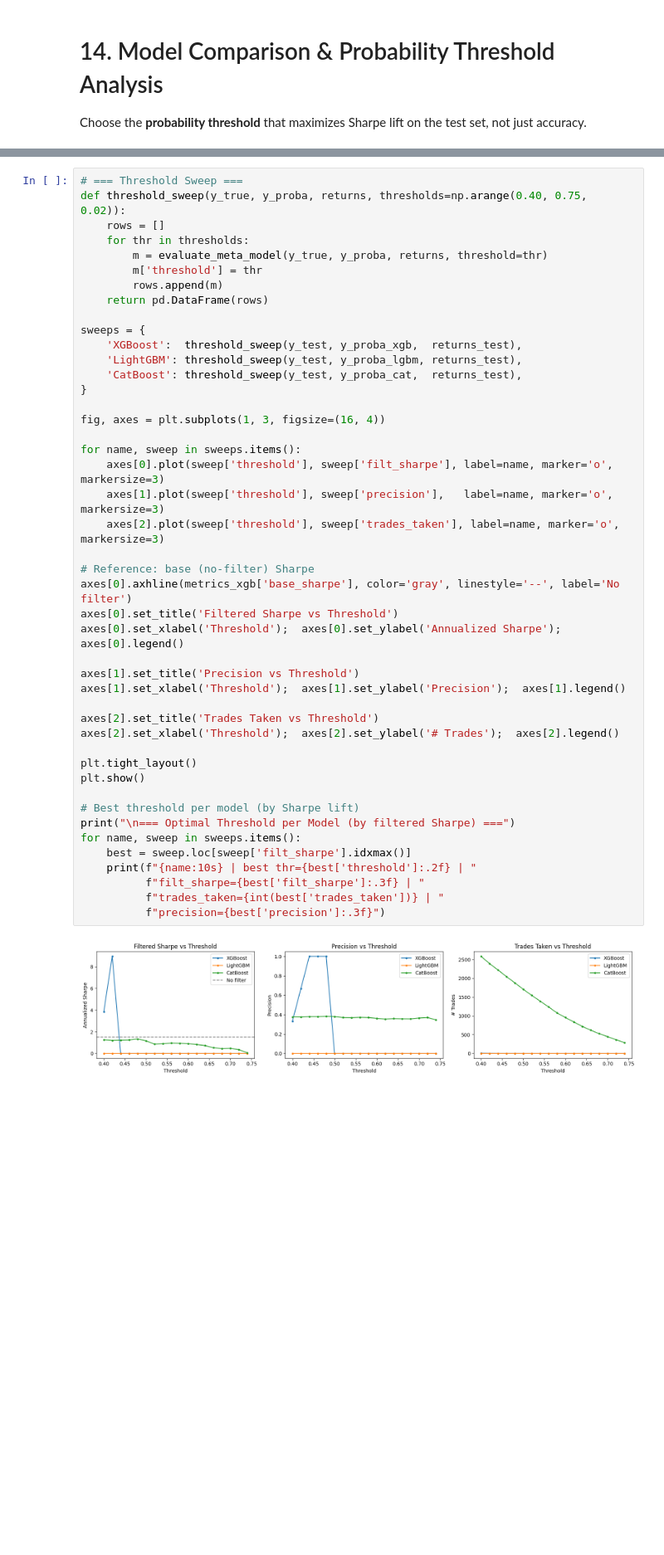
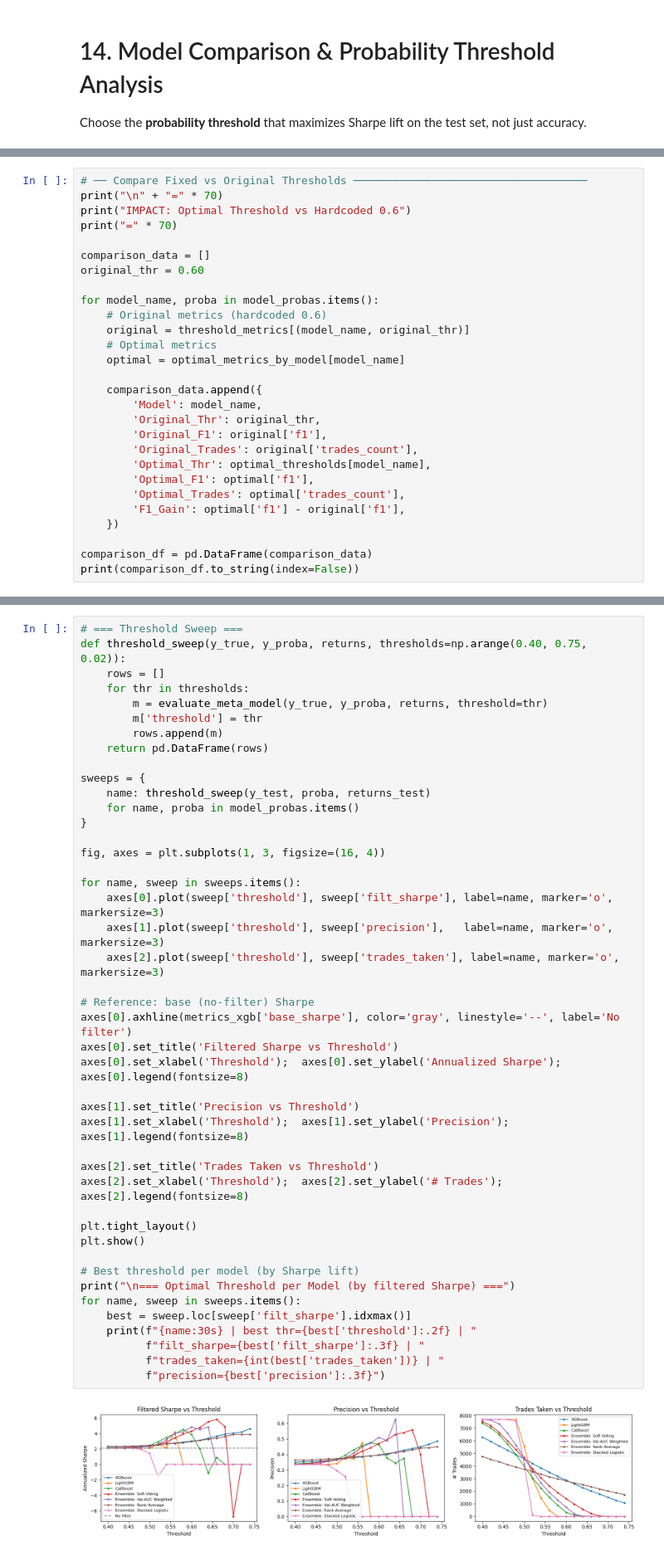
Before and after one commit to phuchuynh0909/all-in-one-portfolio, a Jupyter notebook: notebooks/train_models_001.ipynb, the cells around one changed output, grey strips where cells are left out. Shown at 83% size. Saved outputs shown, nothing was run; the diff lists cells and outputs as text; blank space fills up the shorter version.

```diff
--- a/notebooks/train_models_001.ipynb
+++ b/notebooks/train_models_001.ipynb
@@ -725,0 +1233,28 @@ CatBoost       1.1734      -0.3539
+# %%
+# ── Compare Fixed vs Original Thresholds ────────────────────────────────────
+print("\n" + "=" * 70)
+print("IMPACT: Optimal Threshold vs Hardcoded 0.6")
+print("=" * 70)
+
+comparison_data = []
+original_thr = 0.60
+
+for model_name, proba in model_probas.items():
+    # Original metrics (hardcoded 0.6)
+    original = threshold_metrics[(model_name, original_thr)]
+    # Optimal metrics
+    optimal = optimal_metrics_by_model[model_name]
+
+    comparison_data.append({
+        'Model': model_name,
+        'Original_Thr': original_thr,
+        'Original_F1': original['f1'],
+        'Original_Trades': original['trades_count'],
+        'Optimal_Thr': optimal_thresholds[model_name],
+        'Optimal_F1': optimal['f1'],
+        'Optimal_Trades': optimal['trades_count'],
+        'F1_Gain': optimal['f1'] - original['f1'],
+    })
+
+comparison_df = pd.DataFrame(comparison_data)
+print(comparison_df.to_string(index=False))
@@ -734,40 +1287,39 @@ def threshold_sweep(y_true, y_proba, returns, thresholds=np.arange(0.40, 0.75, 0
     return pd.DataFrame(rows)
 
 sweeps = {
-    'XGBoost':  threshold_sweep(y_test, y_proba_xgb,  returns_test),
-    'LightGBM': threshold_sweep(y_test, y_proba_lgbm, returns_test),
-    'CatBoost': threshold_sweep(y_test, y_proba_cat,  returns_test),
+    name: threshold_sweep(y_test, proba, returns_test)
+    for name, proba in model_probas.items()
 }
 
 fig, axes = plt.subplots(1, 3, figsize=(16, 4))
 
 for name, sweep in sweeps.items():
     axes[0].plot(sweep['threshold'], sweep['filt_sharpe'], label=name, marker='o', markersize=3)
     axes[1].plot(sweep['threshold'], sweep['precision'],   label=name, marker='o', markersize=3)
     axes[2].plot(sweep['threshold'], sweep['trades_taken'], label=name, marker='o', markersize=3)
 
 # Reference: base (no-filter) Sharpe
 axes[0].axhline(metrics_xgb['base_sharpe'], color='gray', linestyle='--', label='No filter')
 axes[0].set_title('Filtered Sharpe vs Threshold')
-axes[0].set_xlabel('Threshold');  axes[0].set_ylabel('Annualized Sharpe');  axes[0].legend()
+axes[0].set_xlabel('Threshold');  axes[0].set_ylabel('Annualized Sharpe');  axes[0].legend(fontsize=8)
 
 axes[1].set_title('Precision vs Threshold')
-axes[1].set_xlabel('Threshold');  axes[1].set_ylabel('Precision');  axes[1].legend()
+axes[1].set_xlabel('Threshold');  axes[1].set_ylabel('Precision');  axes[1].legend(fontsize=8)
 
 axes[2].set_title('Trades Taken vs Threshold')
-axes[2].set_xlabel('Threshold');  axes[2].set_ylabel('# Trades');  axes[2].legend()
+axes[2].set_xlabel('Threshold');  axes[2].set_ylabel('# Trades');  axes[2].legend(fontsize=8)
 
 plt.tight_layout()
 plt.show()
 
 # Best threshold per model (by Sharpe lift)
 print("\n=== Optimal Threshold per Model (by filtered Sharpe) ===")
 for name, sweep in sweeps.items():
     best = sweep.loc[sweep['filt_sharpe'].idxmax()]
-    print(f"{name:10s} | best thr={best['threshold']:.2f} | "
+    print(f"{name:30s} | best thr={best['threshold']:.2f} | "
           f"filt_sharpe={best['filt_sharpe']:.3f} | "
           f"trades_taken={int(best['trades_taken'])} | "
           f"precision={best['precision']:.3f}")
 # %% [output]
-[figure, old version]
+[figure, new version]
 === Optimal Threshold per Model (by filtered Sharpe) ===
```
Also changed, not shown: parts of 26 cells of this notebook, 38 other files.
